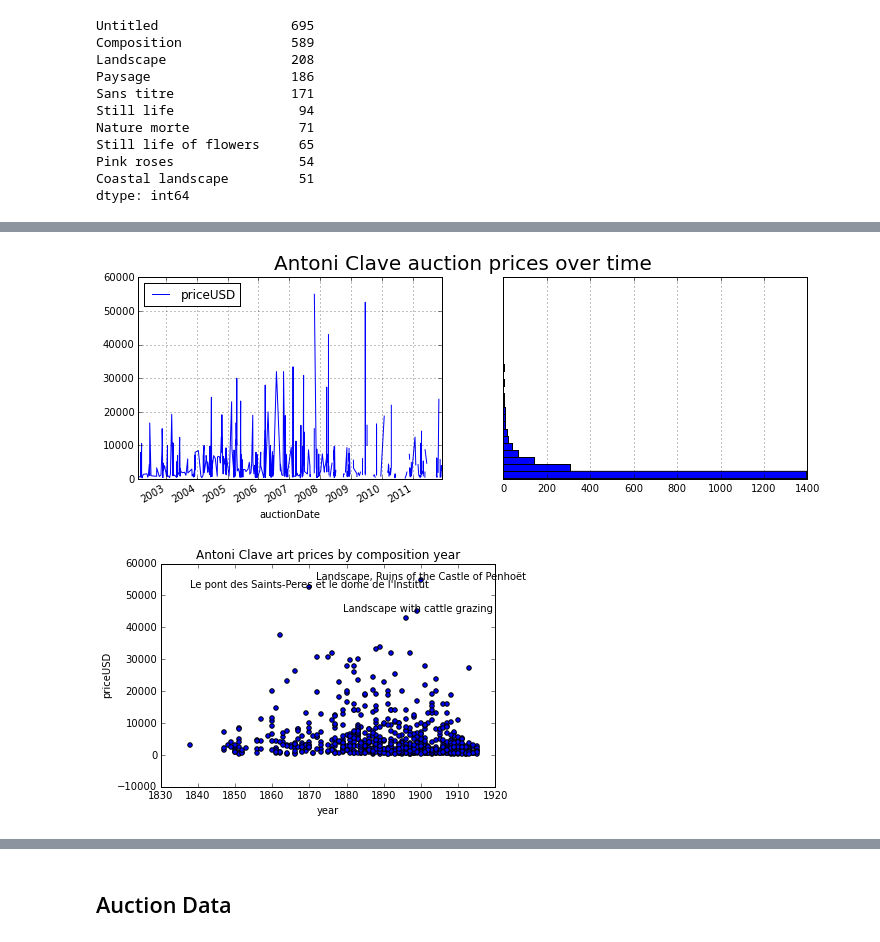
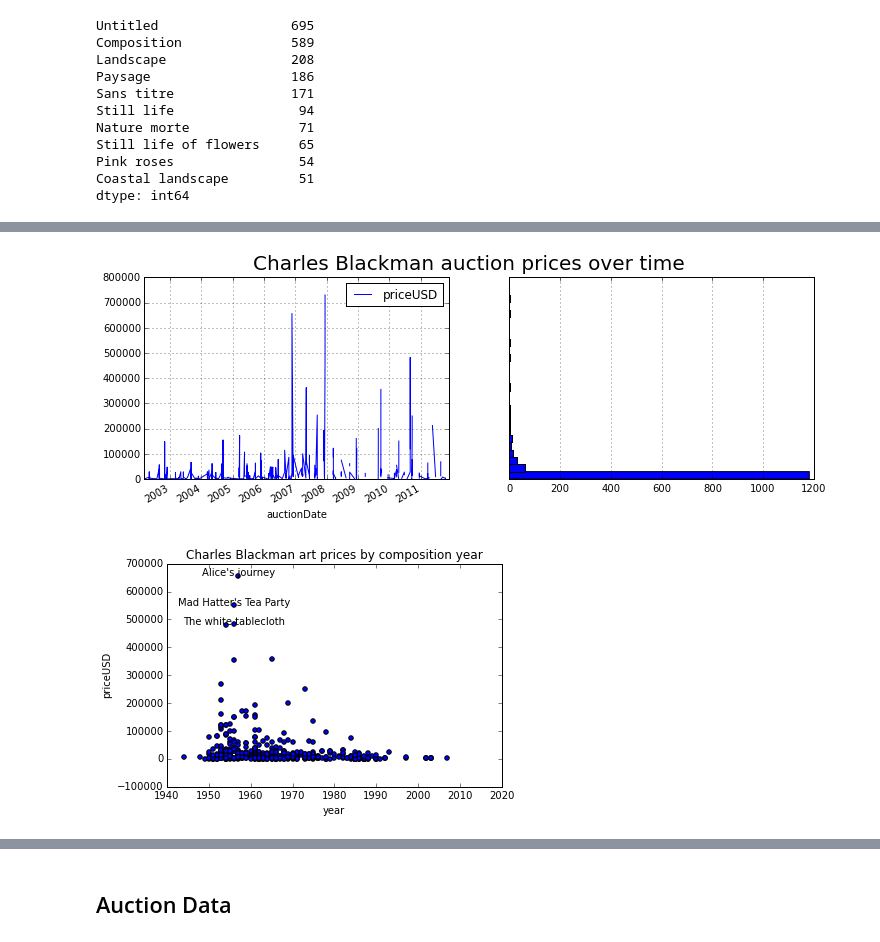
Before and after one commit to rhsimplex/artsift, a Jupyter notebook: Art Sales Analysis.ipynb, the cells around one changed output, grey strips where cells are left out. Cells and saved outputs as stored; diff of their text form; code cells hidden in the pictures.

```diff
--- a/Art Sales Analysis.ipynb
+++ b/Art Sales Analysis.ipynb
@@ -170,14 +170,14 @@ def artists_works_plot(artist):
     plt.title('%s art prices by composition year' % dfat[dfat.artistID == top_artists[i]].iloc[0].artistName)
     return top_pieces
 # %%
-artist = top_artists[0]
+artist = top_artists[2]
 artist_plot(artist)
 # %% [output]
-[figure, old version]
+[figure, new version]
 # %%
 top_pieces = artists_works_plot(artist)
 # %% [output]
-[figure, old version]
+[figure, new version]
 # %%
     for i in range(top_pieces.dropna().shape[0]):
         #plt.subplot(1, 1 + top_pieces.dropna().shape[0], 1 + i)
```
Also changed, not shown: parts of 5 cells of this notebook.
